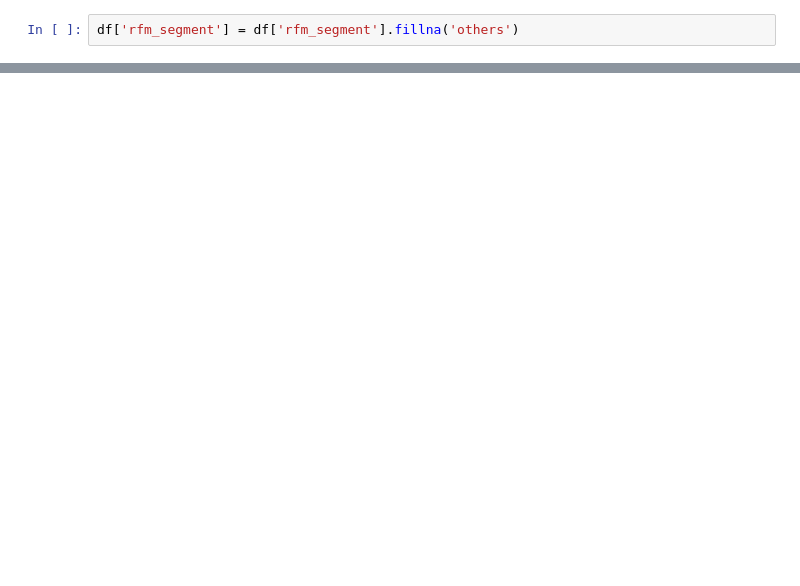
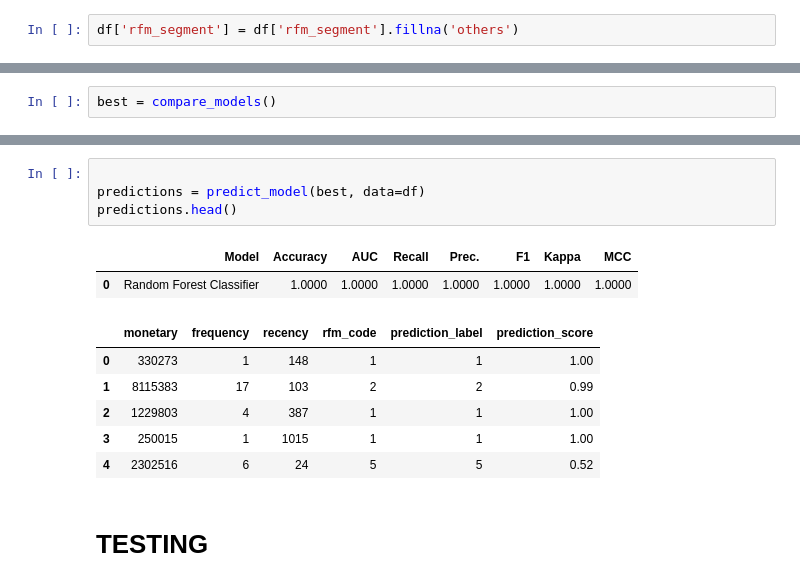
Before and after one commit to frqwuzhere/KNN_fashion-customer, a Jupyter notebook: classification.ipynb, the cells around one changed output, grey strips where cells are left out. Cells and saved outputs as stored; diff of their text form; blank space fills up the shorter version.

```diff
--- a/classification.ipynb
+++ b/classification.ipynb
@@ -28,0 +81,2 @@ df['']
+# %%
+best = compare_models()
@@ -28,0 +124,15 @@ df['']
+# %%
+
+predictions = predict_model(best, data=df)
+predictions.head()
+# %% [output]
+|  | Model | Accuracy | AUC | Recall | Prec. | F1 | Kappa | MCC |
+| 0 | Random Forest Classifier | 1.0000 | 1.0000 | 1.0000 | 1.0000 | 1.0000 | 1.0000 | 1.0000 |
+|  | monetary | frequency | recency | rfm_code | prediction_label | prediction_score |
+| 0 | 330273 | 1 | 148 | 1 | 1 | 1.00 |
+| 1 | 8115383 | 17 | 103 | 2 | 2 | 0.99 |
+| 2 | 1229803 | 4 | 387 | 1 | 1 | 1.00 |
+| 3 | 250015 | 1 | 1015 | 1 | 1 | 1.00 |
+| 4 | 2302516 | 6 | 24 | 5 | 5 | 0.52 |
+# %% [markdown]
+# TESTING
```
Also changed, not shown: parts of 16 cells of this notebook, 2 other files.
